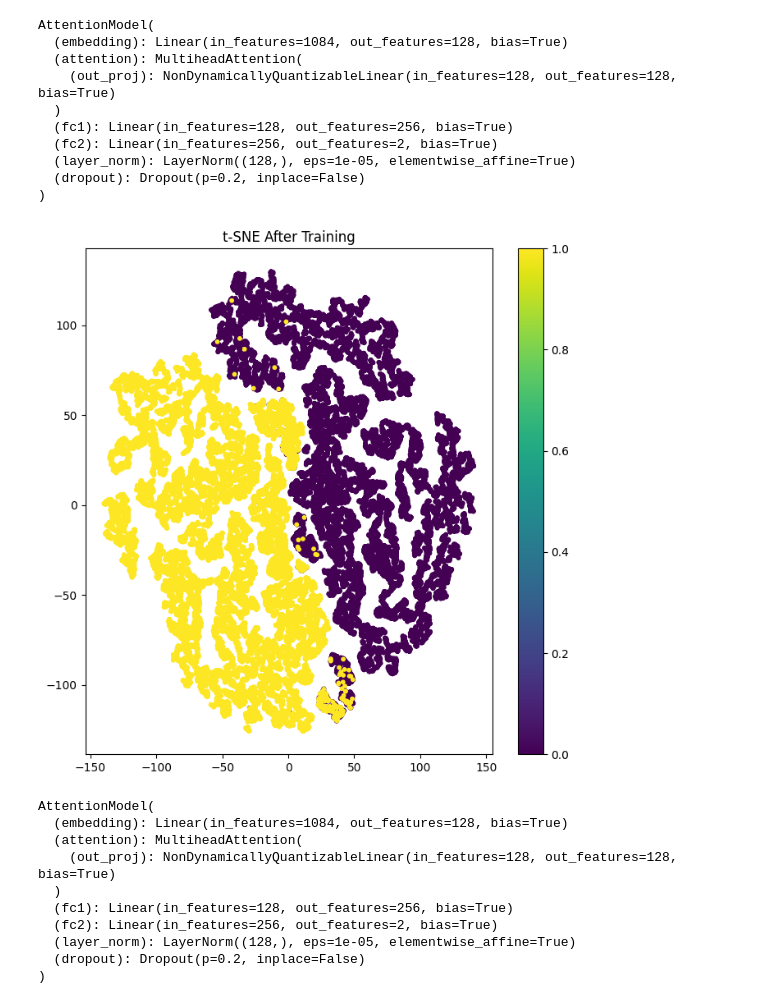
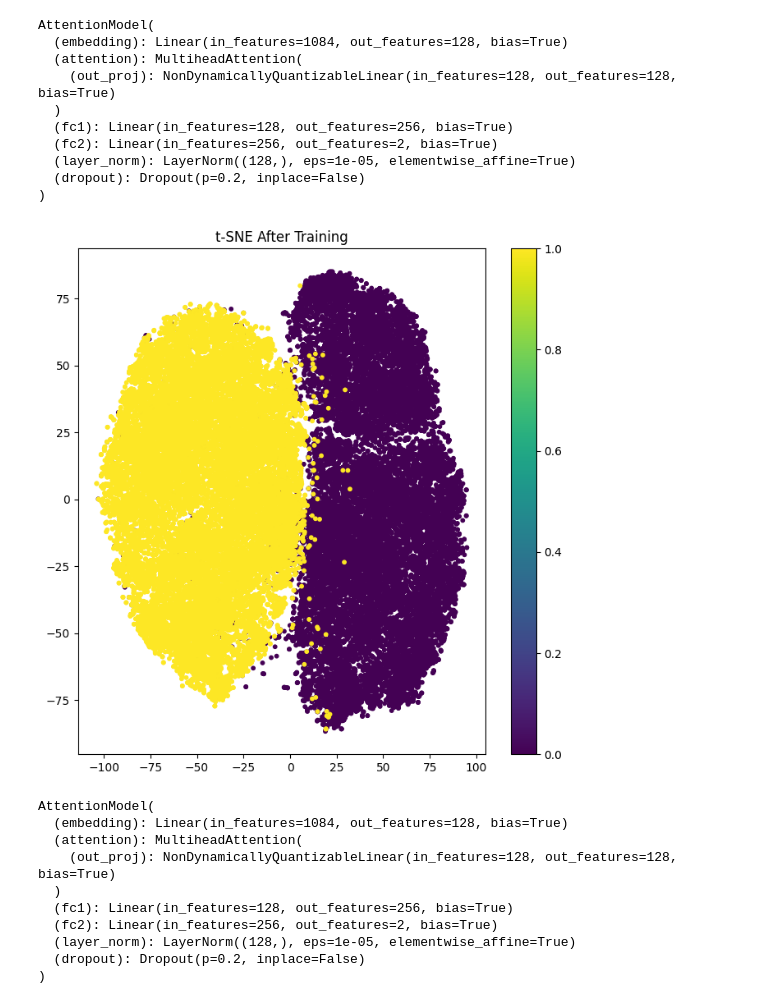
Before and after one commit to AwaisKhan5647/Notebooks, a Jupyter notebook: Halftruth_test_Attentionfeatures.ipynb, the cells around one changed output. Drawn from its saved outputs; the diff is of its cells as text; code cells hidden in the pictures.

```diff
--- a/Halftruth_test_Attentionfeatures.ipynb
+++ b/Halftruth_test_Attentionfeatures.ipynb
@@ -165,7 +179,8 @@ def evaluate_model(model, val_loader, device):
         for x, y in val_loader:
             x, y = x.to(device), y.to(device)
 
-            logits, _ = model(x)  # Forward pass
+            # logits, _ = model(x)  # Forward pass
+            logits, embeddings, _ = model(x)
             preds = torch.softmax(logits, dim=1)[:, 1]  # Assuming binary classification, take the positive class
             all_labels.extend(y.cpu().numpy())
             all_preds.extend(preds.cpu().numpy())
@@ -209,7 +224,8 @@ def train_contrastive_model(model, criterion, optimizer, train_loader, val_loade
             optimizer.zero_grad()
 
             # Forward pass
-            logits, _ = model(x)
+            # logits, _ = model(x)
+            logits, embeddings, _ = model(x)
 
             # Compute loss
             loss = nn.CrossEntropyLoss()(logits, y)  # Using cross-entropy for classification
@@ -283,12 +299,12 @@ AttentionModel(
 # %%
 # Use torch.float32 dtype for input
 with torch.no_grad():
-    final_embeddings, _ = model(torch.tensor(features[:80000], dtype=torch.float32).cuda())  # Get only the embeddings (ignore attention_weights)
+    _,final_embeddings, _ = model(torch.tensor(features[:80000], dtype=torch.float32).cuda())  # Get only the embeddings (ignore attention_weights)
     final_embeddings = final_embeddings.cpu().numpy()  # Convert embeddings to CPU for visualization
 
 plot_tsne(final_embeddings, labels[:80000], "t-SNE After Training", "tsne_after.png")
 # %% [output]
-[figure, old version]
+[figure, new version]
 # %%
 print(model)
 # %% [output]
```
Also changed, not shown: parts of 6 cells of this notebook, 8 other files.
